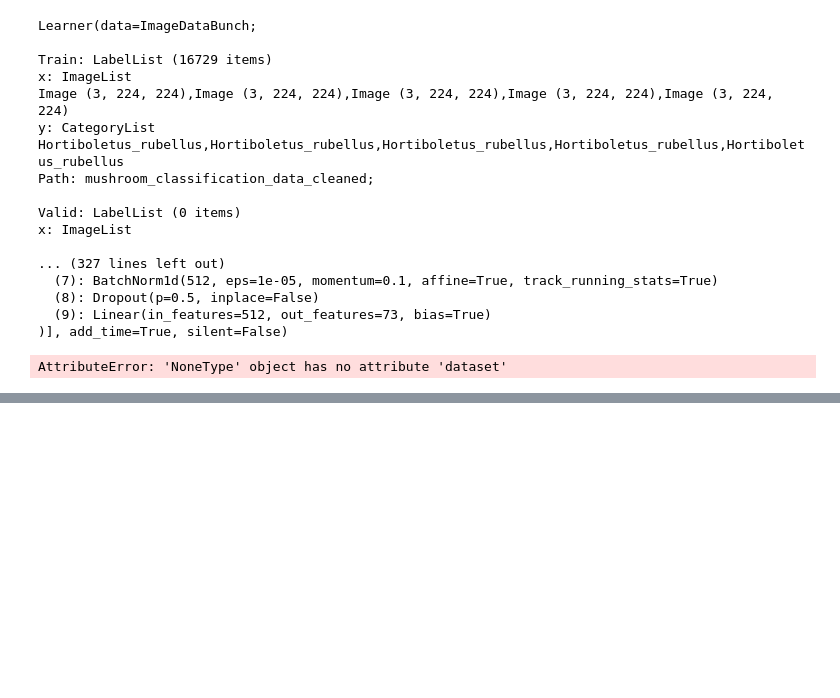
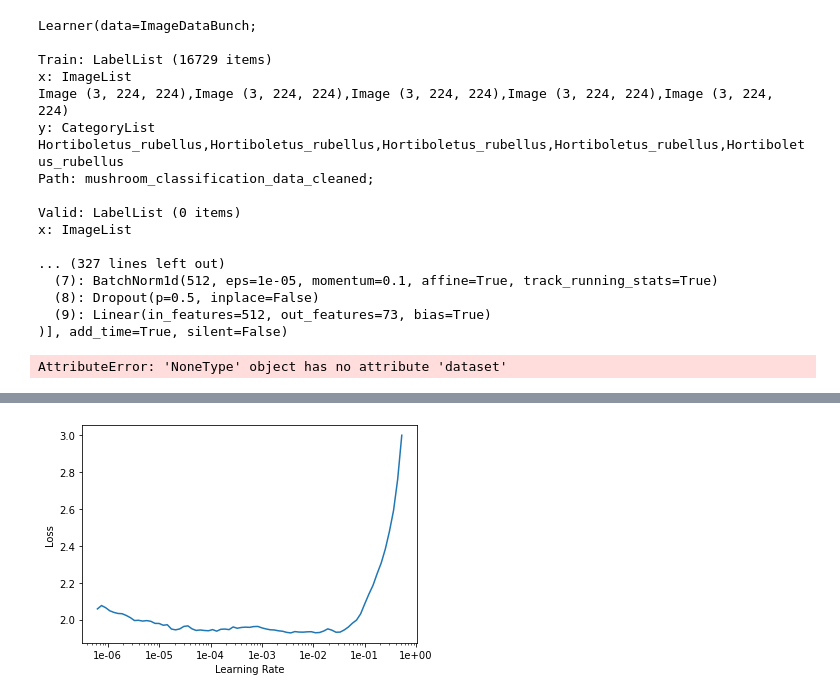
Before and after one commit to BoronII/mushroom-species-classification-by-image-pytorch, a Jupyter notebook: mushroom-classification-reasearch-notebook.ipynb, the cells around one changed output, grey strips where cells are left out. Drawn from its saved outputs; the diff is of its cells as text; code cells hidden in the pictures; blank space fills up the shorter version.

```diff
--- a/mushroom-classification-reasearch-notebook.ipynb
+++ b/mushroom-classification-reasearch-notebook.ipynb
@@ -477,0 +509,2 @@ ImageCleaner(ds, idxs, path, duplicates=True)
+# %%
+learn.fit_one_cycle(4)
@@ -477,0 +517,3 @@ ImageCleaner(ds, idxs, path, duplicates=True)
+# %%
+# started training over again here
+learn.fit_one_cycle(4, max_lr=6e-3)
@@ -477,0 +526,3 @@ ImageCleaner(ds, idxs, path, duplicates=True)
+# %%
+# started training over again here
+learn.fit_one_cycle(4, max_lr=1e-2)
@@ -477,0 +537,2 @@ ImageCleaner(ds, idxs, path, duplicates=True)
+# %%
+learn.fit_one_cycle(4, max_lr=1e-2)
@@ -477,0 +567,4 @@ ImageCleaner(ds, idxs, path, duplicates=True)
+# %%
+learn.recorder.plot()
+# %% [output]
+[figure, added]
```
Also changed, not shown: parts of 55 cells of this notebook.
